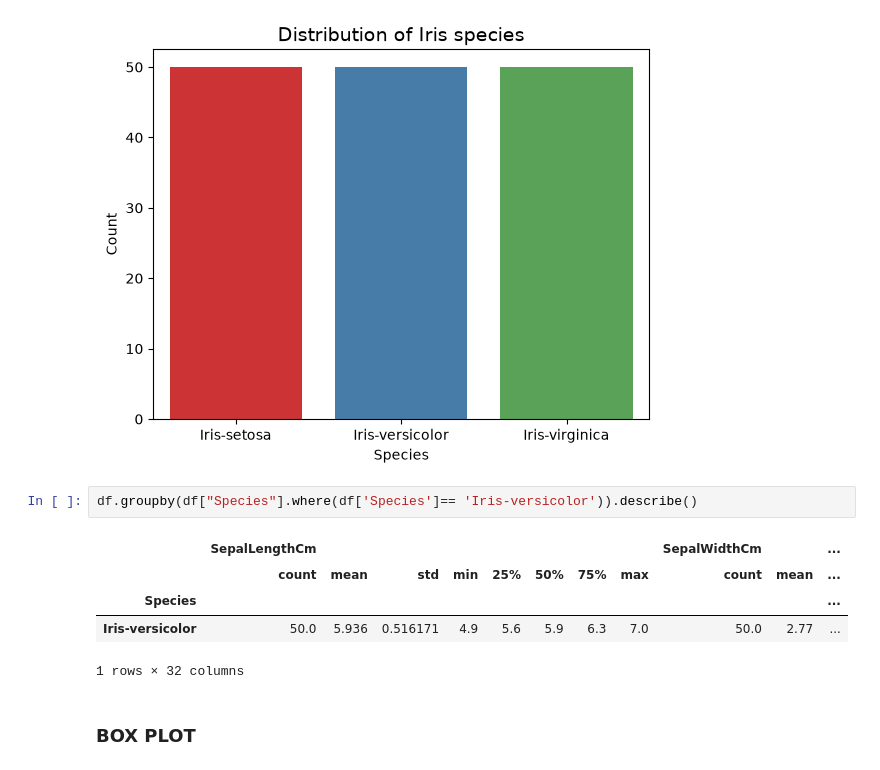
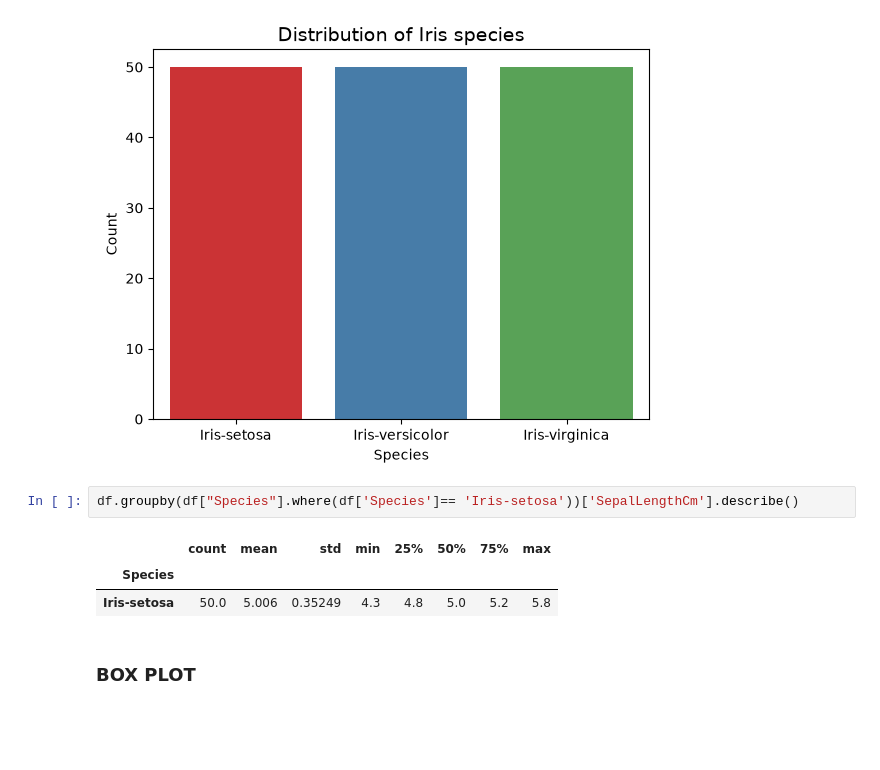
Before and after one commit to izaynn/ml-projects, a Jupyter notebook: iris-species-classifier/main.ipynb, the cells around one changed output. Cells and saved outputs as stored; diff of their text form; blank space fills up the shorter version.

```diff
--- a/iris-species-classifier/main.ipynb
+++ b/iris-species-classifier/main.ipynb
@@ -75,13 +75,11 @@ plt.show()
 # %% [output]
 [figure]
 # %%
-df.groupby(df["Species"].where(df['Species']== 'Iris-versicolor')).describe()
+df.groupby(df["Species"].where(df['Species']== 'Iris-setosa'))['SepalLengthCm'].describe()
 # %% [output]
-|  | SepalLengthCm |  |  |  |  |  |  |  | SepalWidthCm |  | ... |
-|  | count | mean | std | min | 25% | 50% | 75% | max | count | mean | ... |
-| Species |  |  |  |  |  |  |  |  |  |  | ... |
-| Iris-versicolor | 50.0 | 5.936 | 0.516171 | 4.9 | 5.6 | 5.9 | 6.3 | 7.0 | 50.0 | 2.77 | ... |
+|  | count | mean | std | min | 25% | 50% | 75% | max |
+| Species |  |  |  |  |  |  |  |  |
+| Iris-setosa | 50.0 | 5.006 | 0.35249 | 4.3 | 4.8 | 5.0 | 5.2 | 5.8 |
-1 rows × 32 columns
 # %% [markdown]
 ### BOX PLOT
 # %%
```
Also changed, not shown: 1 other file.
